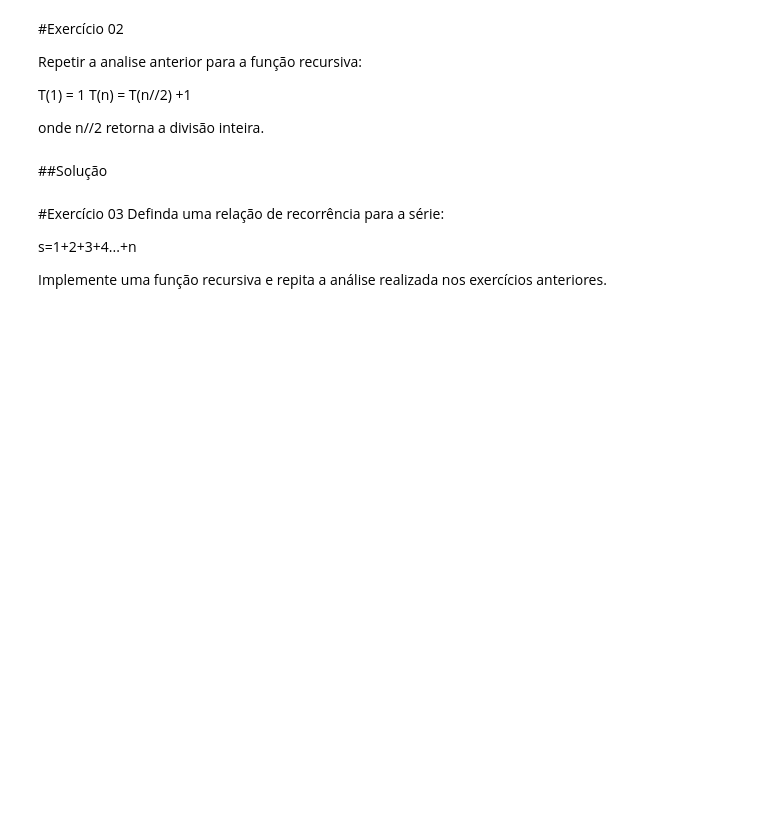
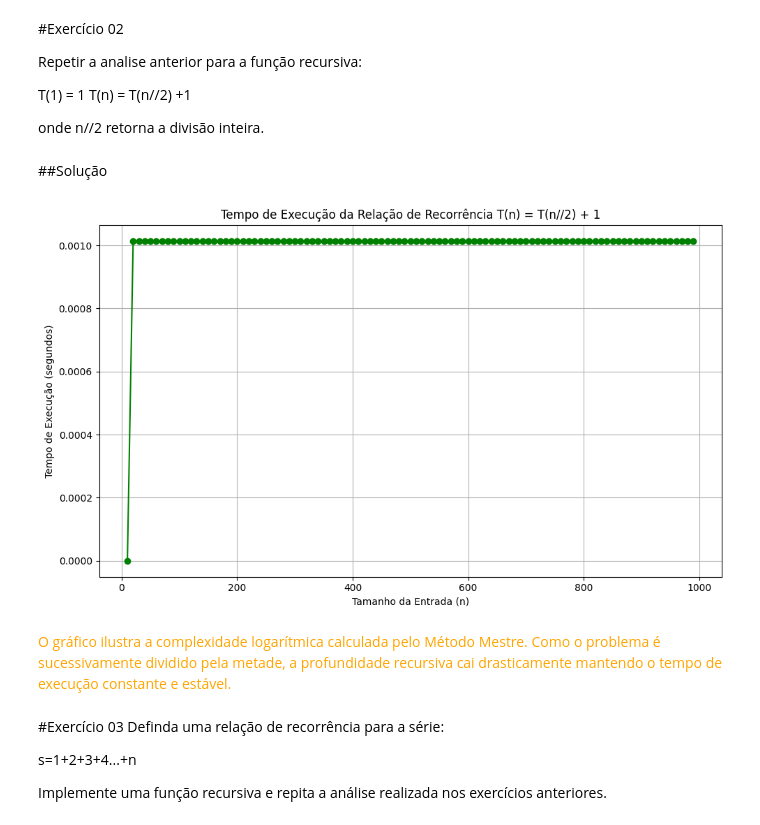
Before and after one commit to LeandroLDA/MECAI_introducao_ciencia_computacao, a Jupyter notebook: inducao_recursao_recorrencia/Exercícios 03 - Relação de Recorrência.ipynb, the cells around one changed output. Saved outputs shown, nothing was run; the diff lists cells and outputs as text; code cells hidden in the pictures; blank space fills up the shorter version.

```diff
--- a/inducao_recursao_recorrencia/Exercícios 03 - Relação de Recorrência.ipynb
+++ b/inducao_recursao_recorrencia/Exercícios 03 - Relação de Recorrência.ipynb
@@ -32,6 +67,42 @@ T(n) = T(n//2) +1
 onde n//2 retorna a divisão inteira.
 # %% [markdown]
 ##Solução
+# %%
+import sys
+import time
+import matplotlib.pyplot as plt
+
+sys.setrecursionlimit(10**6)
+
+def T(n):
+    if n <= 1:
+        return 1
+    return T(n // 2) + 1
+
+valores_n = list(range(10, 1000, 10))
+tempos_execucao = []
+
+inicio = time.time()
+
+for n in valores_n:
+    T(n)
+    fim = time.time()
+    tempo_decorrido = fim - inicio
+    tempos_execucao.append(tempo_decorrido)
+
+# 3. Plotar o tempo de execução
+plt.figure(figsize=(10, 6))
+plt.plot(valores_n, tempos_execucao, marker='o', linestyle='-', color='g')
+plt.title('Tempo de Execução da Relação de Recorrência T(n) = T(n//2) + 1')
+plt.xlabel('Tamanho da Entrada (n)')
+plt.ylabel('Tempo de Execução (segundos)')
+plt.grid(True)
+plt.tight_layout()
+plt.show()
+# %% [output]
+[figure, added]
+# %% [markdown]
+<font color = "orange">O gráfico ilustra a complexidade logarítmica calculada pelo Método Mestre. Como o problema é sucessivamente dividido pela metade, a profundidade recursiva cai drasticamente mantendo o tempo de execução constante e estável.
 # %% [markdown]
 #Exercício 03
 Definda uma relação de recorrência para a série:
```
Also changed, not shown: parts of 6 cells of this notebook, 6 other files.
